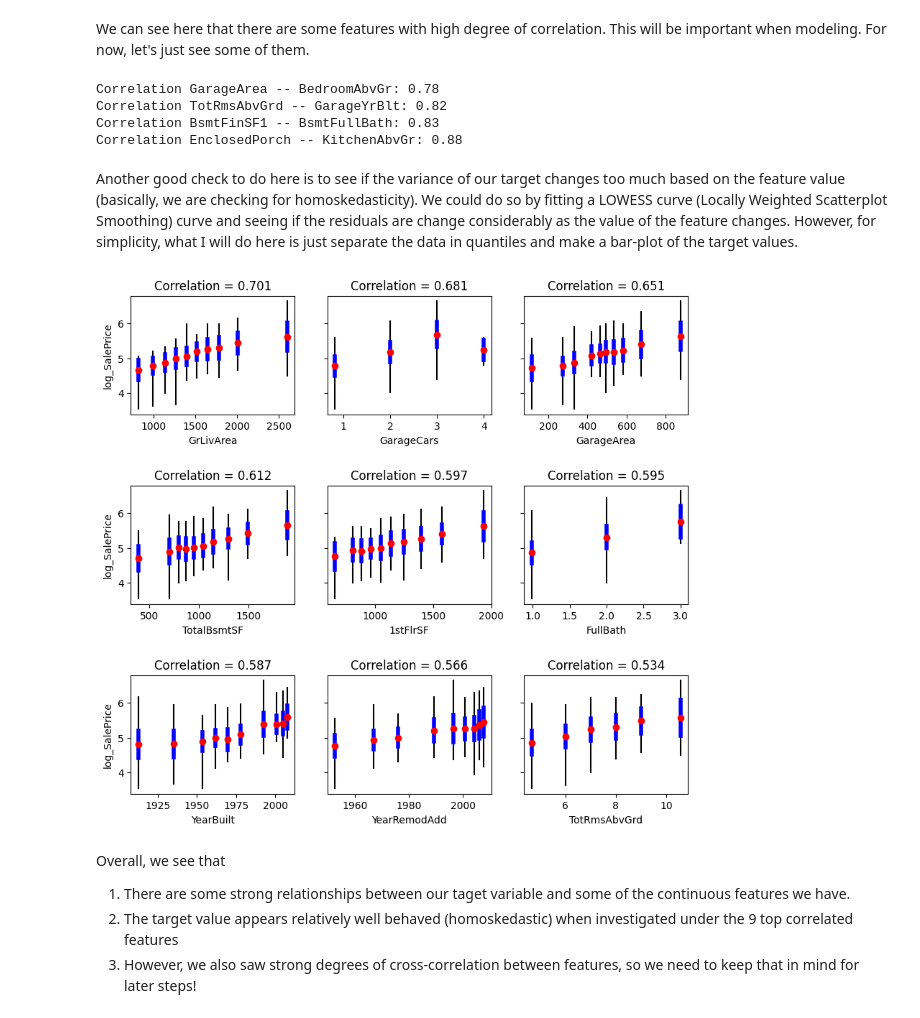
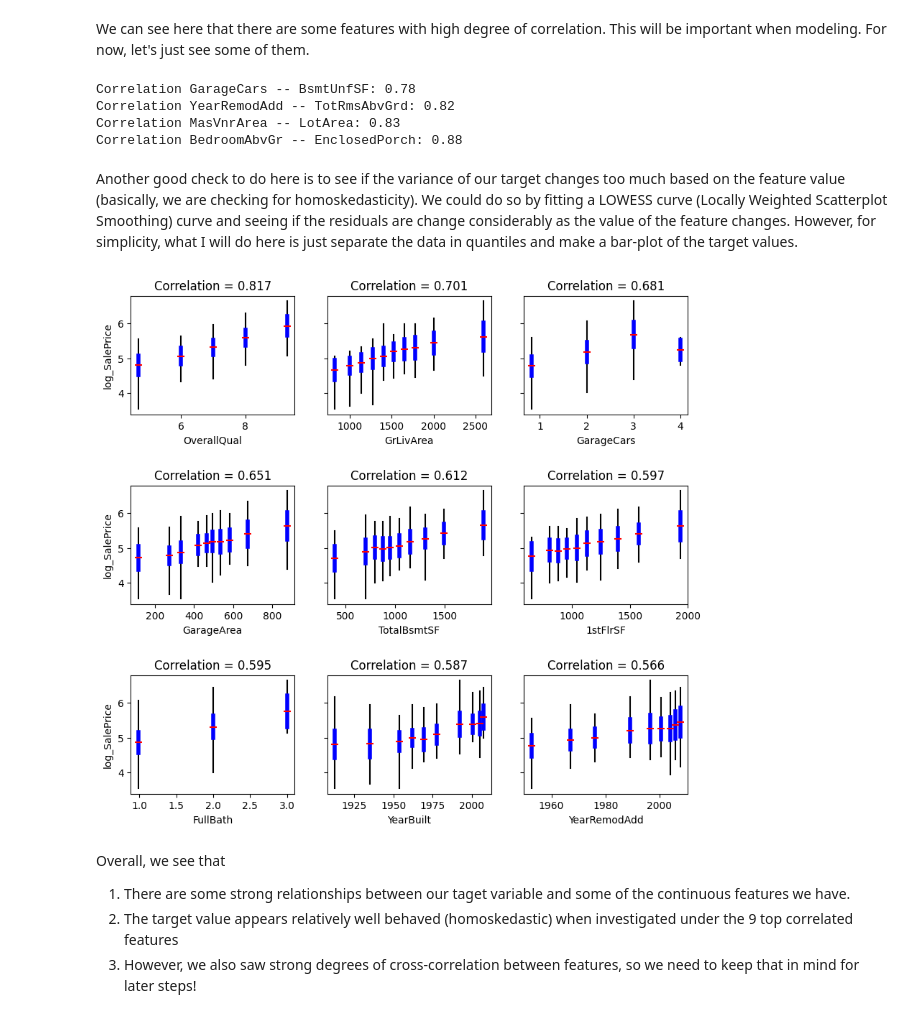
Before and after one commit to victorventuri/kaggle_play, a Jupyter notebook: house_price_tutorial/houseprices.ipynb, the cells around one changed output. Saved outputs shown, nothing was run; the diff lists cells and outputs as text; code cells hidden in the pictures.

Commit message:
moving overall quality and condition to continuous features

```diff
--- a/house_price_tutorial/houseprices.ipynb
+++ b/house_price_tutorial/houseprices.ipynb
@@ -118,3 +120,8 @@ features_info['continuous'][kit_id] = 'KitchenAbvGr'
+# %%
+for feat in ['OverallQual', 'OverallCond']:
+    assert feat in features_info['categorical'].keys(), f'Missing {feat} from categorical features!'
+    features_info['continuous'].append(feat)
+    _ = features_info['categorical'].pop(feat)
 # %% [markdown]
 ### Reading in data
 # %% [markdown]
@@ -437,10 +444,10 @@ for i in range(len(continuous_feature_names)):
         if abs(corr) > 0.7:
             print(f'Correlation {continuous_feature_names[i]} -- {continuous_feature_names[j]}: {corr:.2f}')
 # %% [output]
-Correlation GarageArea -- BedroomAbvGr: 0.78
-Correlation TotRmsAbvGrd -- GarageYrBlt: 0.82
-Correlation BsmtFinSF1 -- BsmtFullBath: 0.83
-Correlation EnclosedPorch -- KitchenAbvGr: 0.88
+Correlation GarageCars -- BsmtUnfSF: 0.78
+Correlation YearRemodAdd -- TotRmsAbvGrd: 0.82
+Correlation MasVnrArea -- LotArea: 0.83
+Correlation BedroomAbvGr -- EnclosedPorch: 0.88
 # %% [markdown]
 Another good check to do here is to see if the variance of our target changes too much based on the feature value (basically, we are checking for homoskedasticity). We could do so by fitting a LOWESS curve (Locally Weighted Scatterplot Smoothing) curve and seeing if the residuals are change considerably as the value of the feature changes. However, for simplicity, what I will do here is just separate the data in quantiles and make a bar-plot of the target values.
 # %%
@@ -462,35 +469,36 @@ for i, (ind, feat_name) in enumerate(zip(corr_sort_idx[:9], continuous_feature_n
     centers = data_subset.groupby('quantile_bins', observed=False)[feat_name].mean()
 
     # Plot
     row = i // 3
     col = i % 3
     for center, quantile_info in zip(centers, grouped.itertuples()):
         # Min-max (omitting for better visualization)
         axes[row, col].plot([center] * 2,
                             [quantile_info.max, quantile_info.min],
                             color='k',
                             zorder=0)
 
         # Mean +/- Std
         axes[row, col].plot([center] * 2,
                             [quantile_info.mean - quantile_info.std, quantile_info.mean + quantile_info.std],
                             color='blue',
                             linewidth=4,
                             zorder=1)
 
         # Just the mean
         axes[row, col].scatter([center], [quantile_info.mean],
                                color='red',
-                               marker='o',
+                               marker='_',
+                               s=50,
                                zorder=2)
 
     # Set labels and title
     axes[row, col].set_xlabel(feat_name)
     if col == 0:
         axes[row, col].set_ylabel(log_target_name)
     axes[row, col].set_title(f'Correlation = {correlation:.3f}')
 # %% [output]
-[figure, old version]
+[figure, new version]
 # %% [markdown]
 Overall, we see that
 1. There are some strong relationships between our taget variable and some of the continuous features we have.
```
Also changed, not shown: parts of 4 cells of this notebook.
